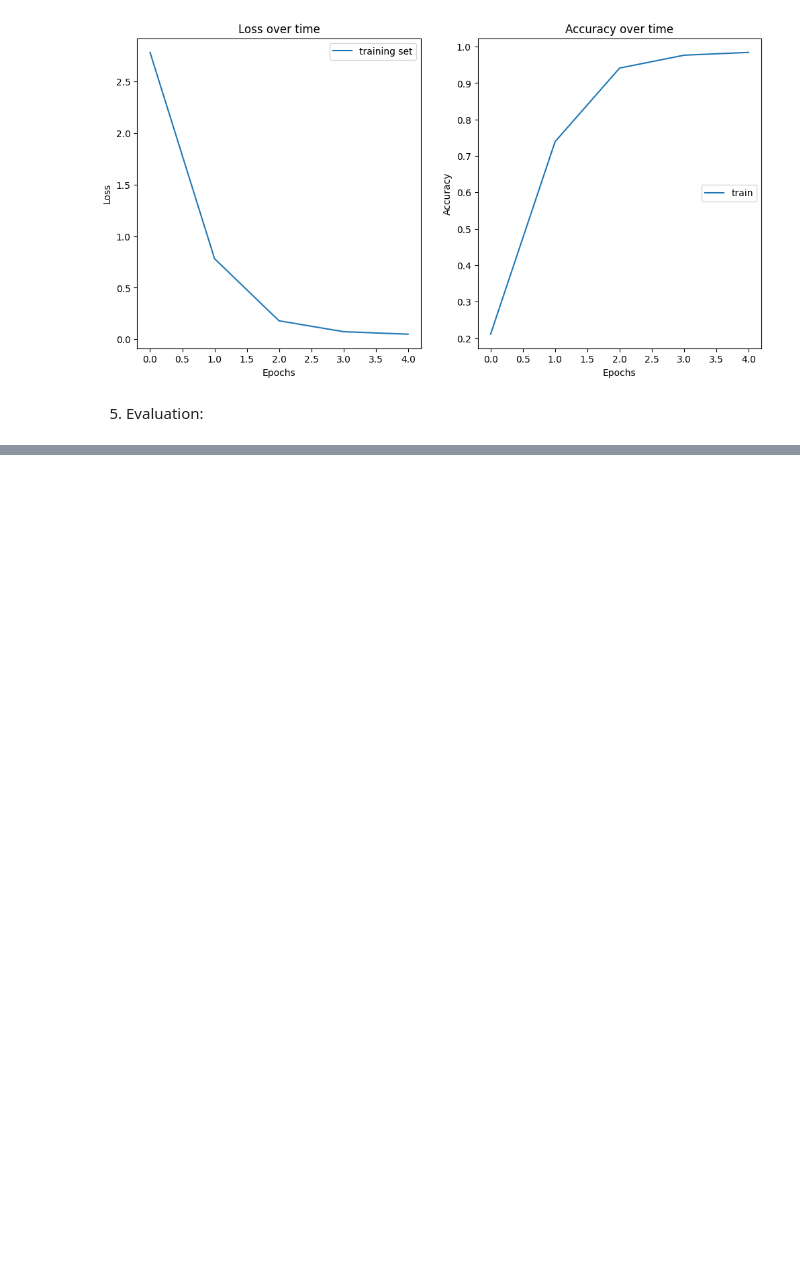
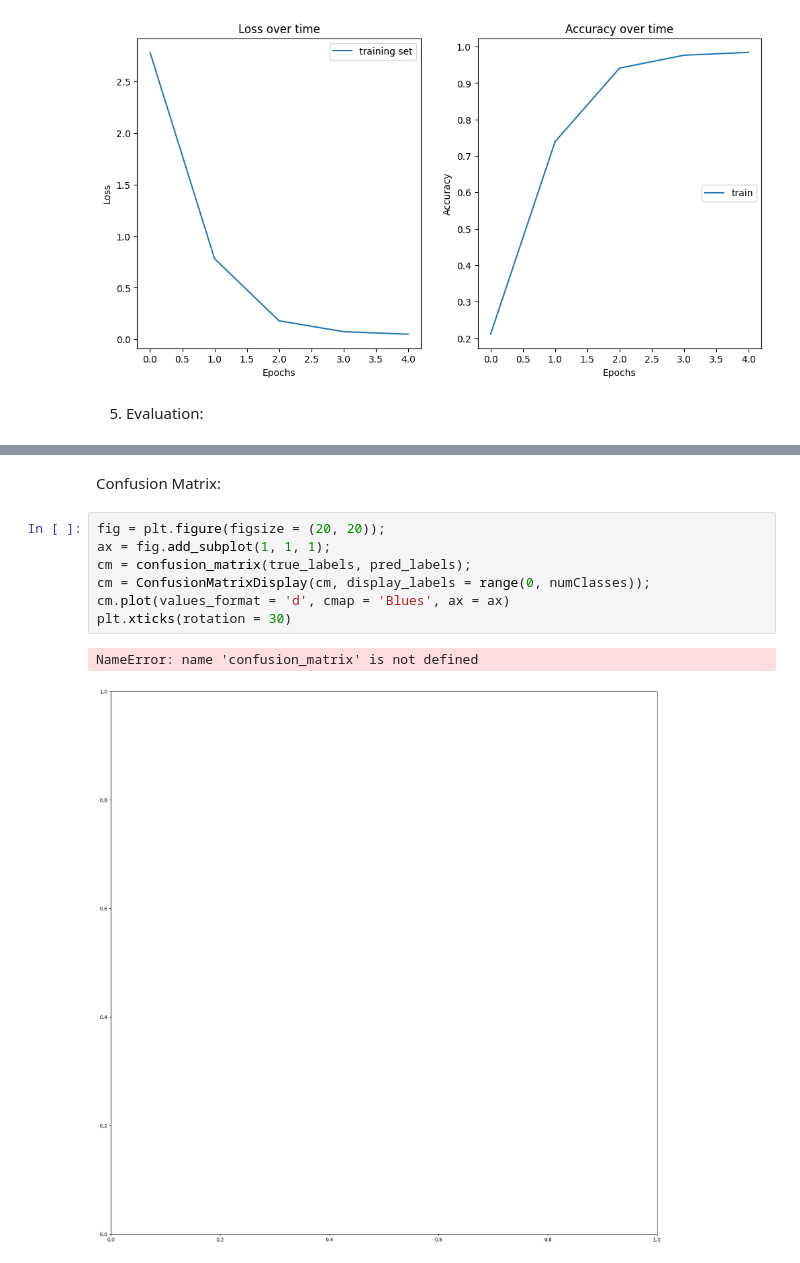
Before and after one commit to alvaroqsaldanha/Traffic-Sign-Classification, a Jupyter notebook: demo.ipynb, the cells around one changed output, grey strips where cells are left out. Saved outputs shown, nothing was run; the diff lists cells and outputs as text; blank space fills up the shorter version.

```diff
--- a/demo.ipynb
+++ b/demo.ipynb
@@ -241,0 +224,12 @@ weighted avg       0.92      0.91      0.91     12630
+# %% [markdown]
+Confusion Matrix:
+# %%
+fig = plt.figure(figsize = (20, 20));
+ax = fig.add_subplot(1, 1, 1);
+cm = confusion_matrix(true_labels, pred_labels);
+cm = ConfusionMatrixDisplay(cm, display_labels = range(0, numClasses));
+cm.plot(values_format = 'd', cmap = 'Blues', ax = ax)
+plt.xticks(rotation = 30)
+# %% [output]
+NameError: name 'confusion_matrix' is not defined
+[figure, added]
```
Also changed, not shown: parts of 3 cells of this notebook, 2 other files.
